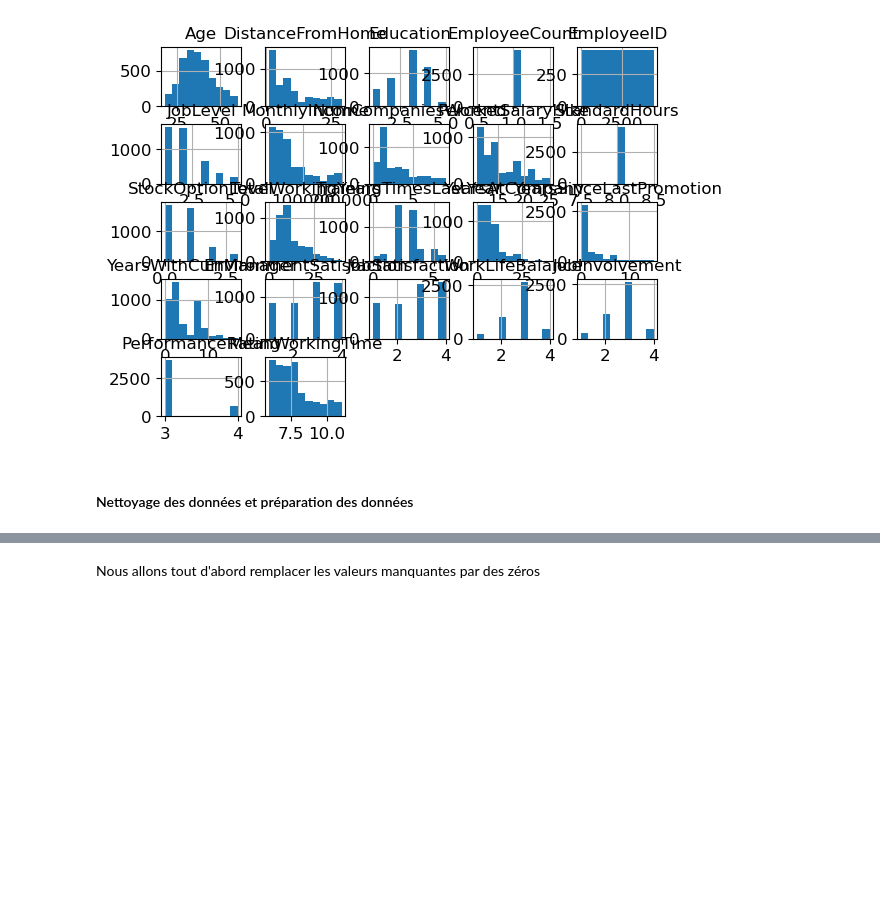
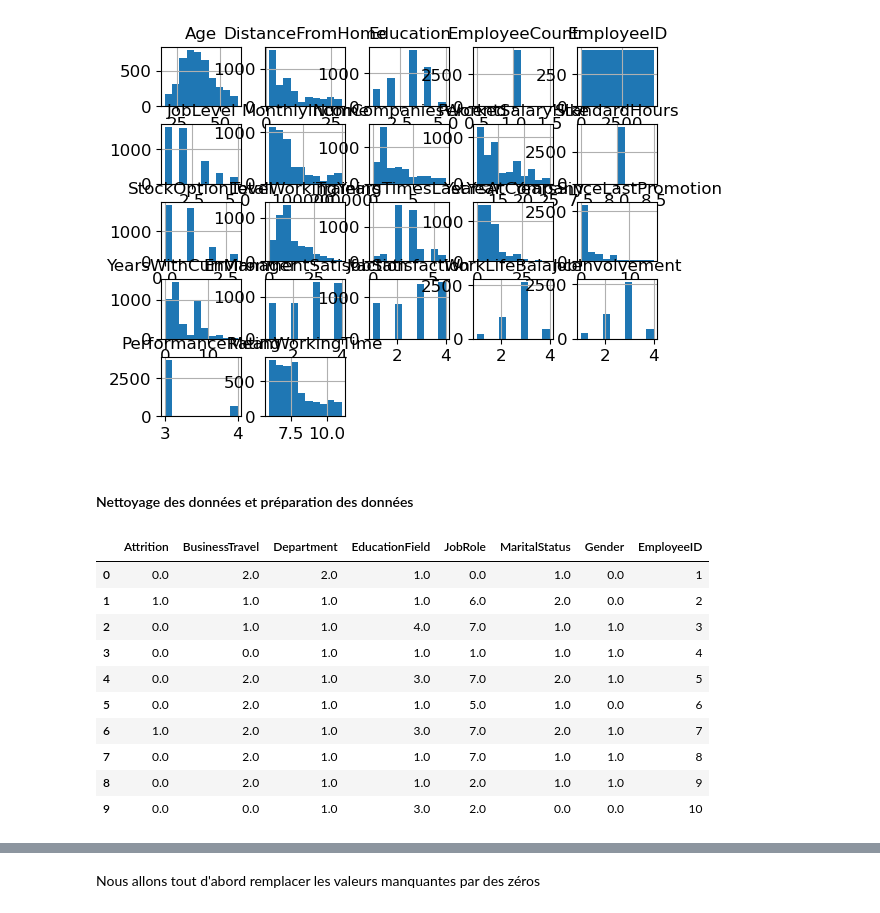
Before and after one commit to Landrien/IA, a Jupyter notebook: Projet/Projet_1.ipynb, the cells around one changed output, grey strips where cells are left out. Drawn from its saved outputs; the diff is of its cells as text; code cells hidden in the pictures; blank space fills up the shorter version.

```diff
--- a/Projet/Projet_1.ipynb
+++ b/Projet/Projet_1.ipynb
@@ -303,3 +303,26 @@ array([[<AxesSubplot:title={'center':'Age'}>,
 [figure]
 # %% [markdown]
 #### Nettoyage des données et préparation des données
+# %%
+from sklearn.preprocessing import OrdinalEncoder
+Merged_dataCpy = Merged_data.copy()
+merged_cat_quant = Merged_dataCpy[["Attrition", "BusinessTravel", "Department", "EducationField",  "JobRole", "MaritalStatus",
+                                   "Gender"]]
+
+ordinal_encoder = OrdinalEncoder()
+merged_cat_encoded = ordinal_encoder.fit_transform(merged_cat_quant)
+merged_cat_encoded = pd.DataFrame(merged_cat_encoded, columns=merged_cat_quant.columns.values)
+merged_cat_encoded["EmployeeID"] = merged_cat_encoded.index+1
+merged_cat_encoded[:10]
+# %% [output]
+|  | Attrition | BusinessTravel | Department | EducationField | JobRole | MaritalStatus | Gender | EmployeeID |
+| 0 | 0.0 | 2.0 | 2.0 | 1.0 | 0.0 | 1.0 | 0.0 | 1 |
+| 1 | 1.0 | 1.0 | 1.0 | 1.0 | 6.0 | 2.0 | 0.0 | 2 |
+| 2 | 0.0 | 1.0 | 1.0 | 4.0 | 7.0 | 1.0 | 1.0 | 3 |
+| 3 | 0.0 | 0.0 | 1.0 | 1.0 | 1.0 | 1.0 | 1.0 | 4 |
+| 4 | 0.0 | 2.0 | 1.0 | 3.0 | 7.0 | 2.0 | 1.0 | 5 |
+| 5 | 0.0 | 2.0 | 1.0 | 1.0 | 5.0 | 1.0 | 0.0 | 6 |
+| 6 | 1.0 | 2.0 | 1.0 | 3.0 | 7.0 | 2.0 | 1.0 | 7 |
+| 7 | 0.0 | 2.0 | 1.0 | 1.0 | 7.0 | 1.0 | 1.0 | 8 |
+| 8 | 0.0 | 2.0 | 1.0 | 1.0 | 2.0 | 1.0 | 1.0 | 9 |
+| 9 | 0.0 | 0.0 | 1.0 | 3.0 | 2.0 | 0.0 | 0.0 | 10 |
```
Also changed, not shown: parts of 4 cells of this notebook.
